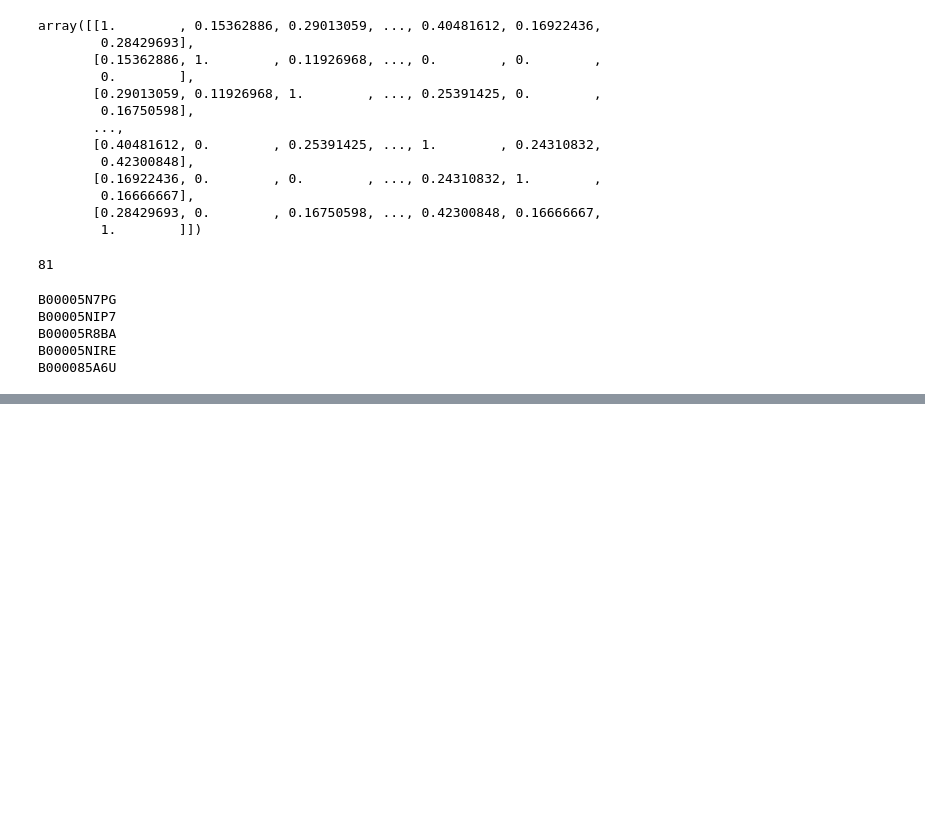
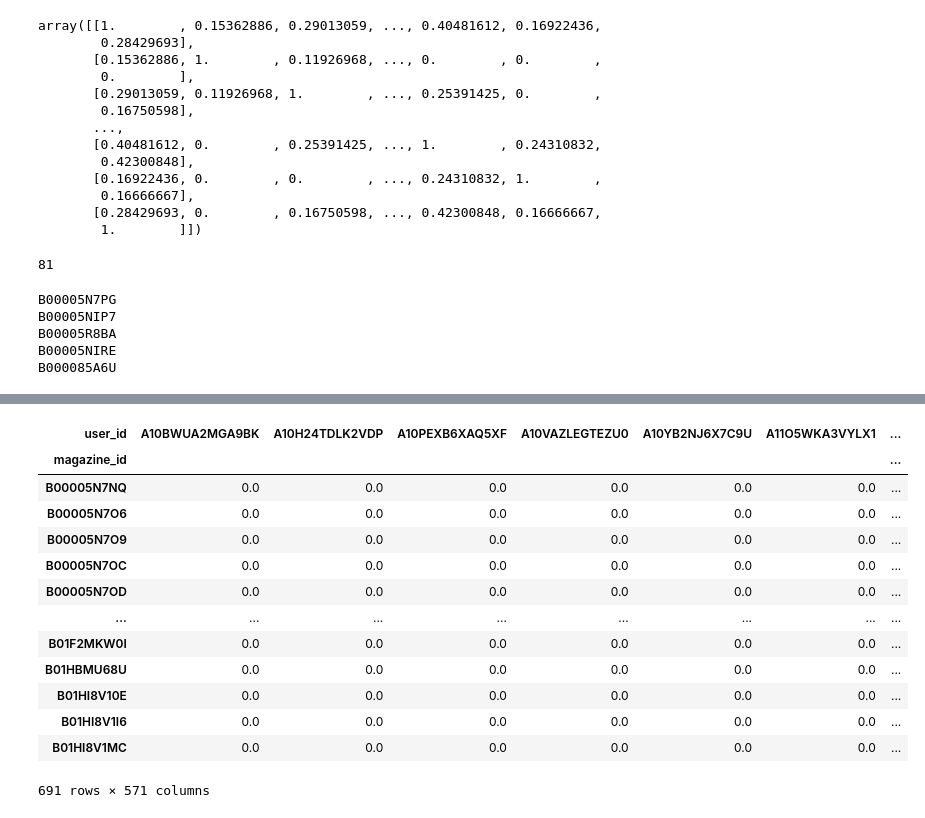
Before and after one commit to bhimrazy/magazine-recommender-system, a Jupyter notebook: notebooks/recommender.ipynb, the cells around one changed output, grey strips where cells are left out. Saved outputs shown, nothing was run; the diff lists cells and outputs as text; code cells hidden in the pictures; blank space fills up the shorter version.

```diff
--- a/notebooks/recommender.ipynb
+++ b/notebooks/recommender.ipynb
@@ -267,0 +270,8 @@ pickle.dump(pt, open('pivot_table.pkl', 'wb'))
+# %%
+import pandas as pd
+import numpy as np
+from sklearn.metrics.pairwise import cosine_similarity
+
+
+df = pd.read_csv("magazines_rating.csv.zip")
+df.head()
@@ -267,0 +285,20 @@ pickle.dump(pt, open('pivot_table.pkl', 'wb'))
+# %%
+# pivot table
+pt = df.pivot_table(index = 'magazine_id', columns = 'user_id', values= 'ratings')
+pivot_table = pt.fillna(0)
+pivot_table
+# %% [output]
+| user_id | A10BWUA2MGA9BK | A10H24TDLK2VDP | A10PEXB6XAQ5XF | A10VAZLEGTEZU0 | A10YB2NJ6X7C9U | A11O5WKA3VYLX1 | ... |
+| magazine_id |  |  |  |  |  |  | ... |
+| B00005N7NQ | 0.0 | 0.0 | 0.0 | 0.0 | 0.0 | 0.0 | ... |
+| B00005N7O6 | 0.0 | 0.0 | 0.0 | 0.0 | 0.0 | 0.0 | ... |
+| B00005N7O9 | 0.0 | 0.0 | 0.0 | 0.0 | 0.0 | 0.0 | ... |
+| B00005N7OC | 0.0 | 0.0 | 0.0 | 0.0 | 0.0 | 0.0 | ... |
+| B00005N7OD | 0.0 | 0.0 | 0.0 | 0.0 | 0.0 | 0.0 | ... |
+| ... | ... | ... | ... | ... | ... | ... | ... |
+| B01F2MKW0I | 0.0 | 0.0 | 0.0 | 0.0 | 0.0 | 0.0 | ... |
+| B01HBMU68U | 0.0 | 0.0 | 0.0 | 0.0 | 0.0 | 0.0 | ... |
+| B01HI8V10E | 0.0 | 0.0 | 0.0 | 0.0 | 0.0 | 0.0 | ... |
+| B01HI8V1I6 | 0.0 | 0.0 | 0.0 | 0.0 | 0.0 | 0.0 | ... |
+| B01HI8V1MC | 0.0 | 0.0 | 0.0 | 0.0 | 0.0 | 0.0 | ... |
+691 rows × 571 columns
```
Also changed, not shown: parts of 10 cells of this notebook, 5 other files.
